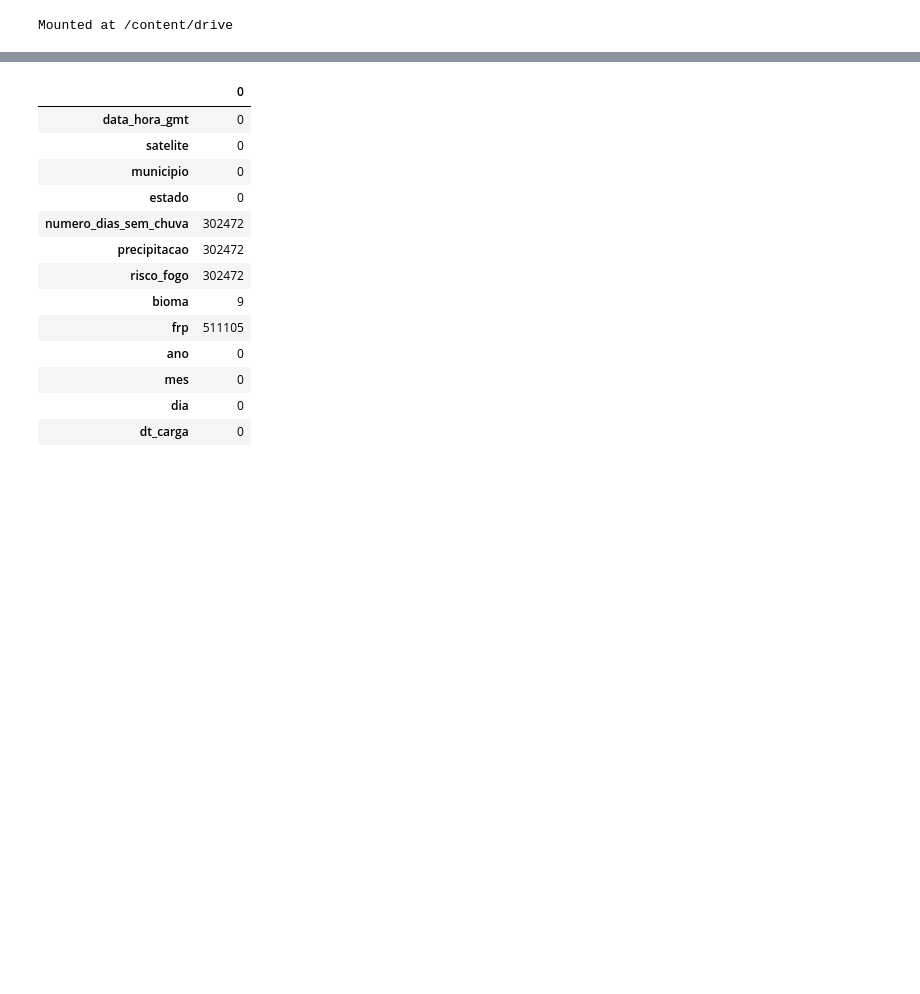
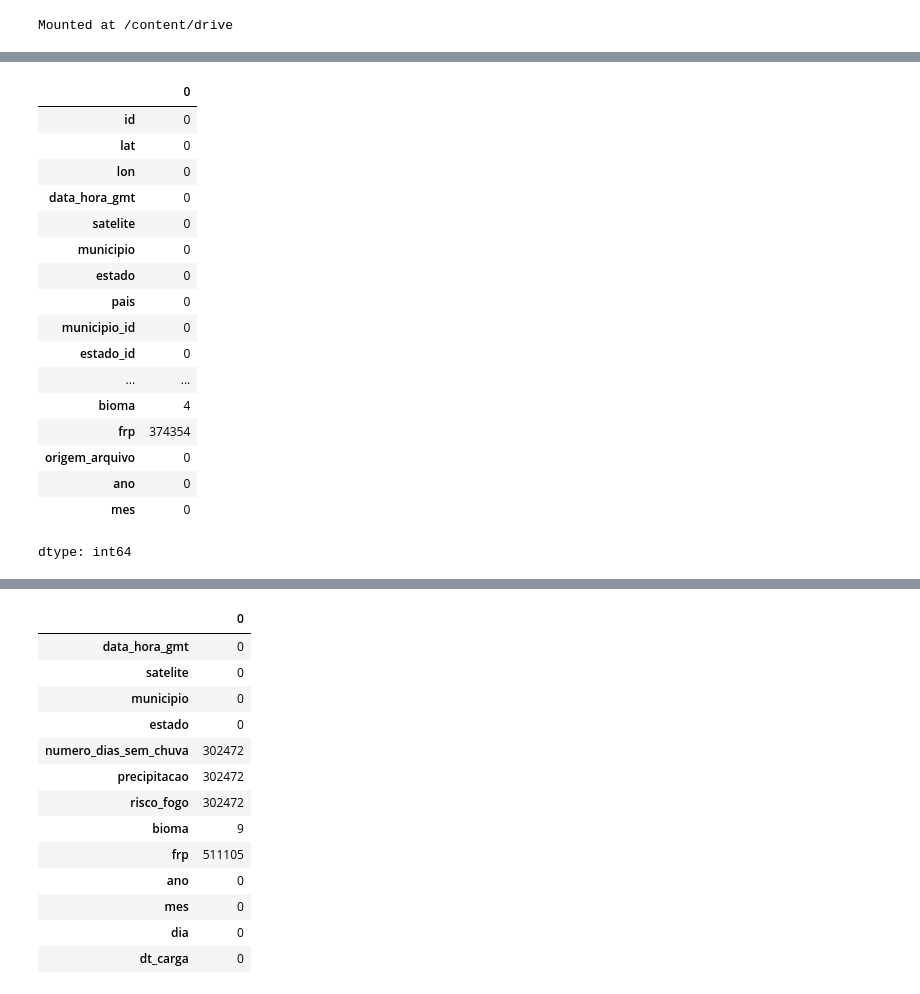
Before and after one commit to Rob-A-B/wildfire-hotspots, a Jupyter notebook: queimadas.ipynb, the cells around one changed output, grey strips where cells are left out. Saved outputs shown, nothing was run; the diff lists cells and outputs as text; code cells hidden in the pictures; blank space fills up the shorter version.

```diff
--- a/queimadas.ipynb
+++ b/queimadas.ipynb
@@ -140,5 +194,24 @@ bronze_df.info()
 # %%
-bronze_df.isna().sum()
+bronze_ddf.isna().sum().compute()
+# %% [output]
+|  | 0 |
+| id | 0 |
+| lat | 0 |
+| lon | 0 |
+| data_hora_gmt | 0 |
+| satelite | 0 |
+| municipio | 0 |
+| estado | 0 |
+| pais | 0 |
+| municipio_id | 0 |
+| estado_id | 0 |
+| ... | ... |
+| bioma | 4 |
+| frp | 374354 |
+| origem_arquivo | 0 |
+| ano | 0 |
+| mes | 0 |
+dtype: int64
 # %%
 hoje = datetime.date.today()
 BASE = "/content/projeto_pcb"
```
Also changed, not shown: parts of 14 cells of this notebook.
